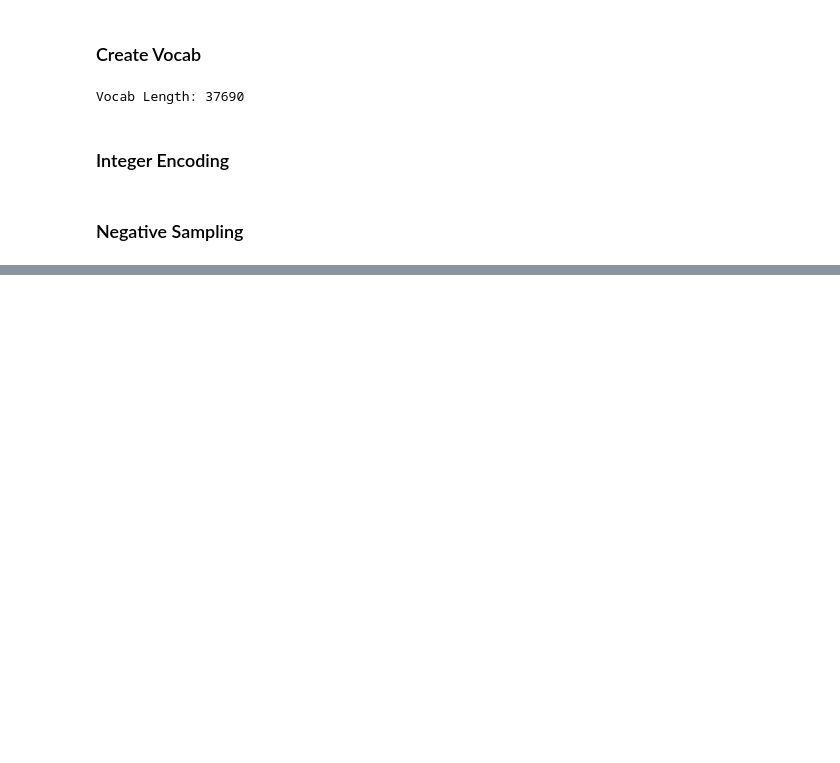
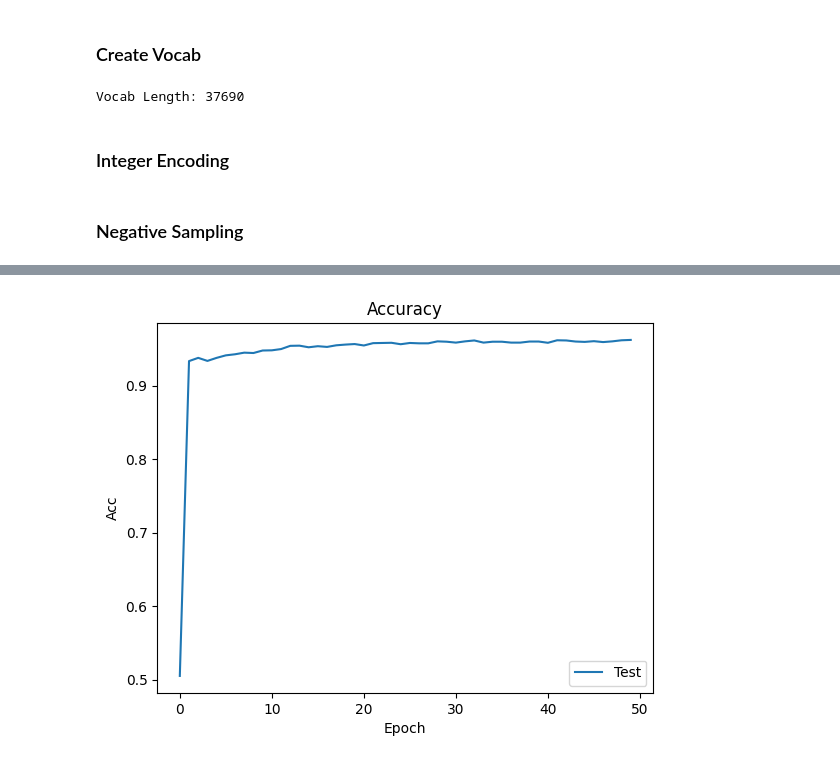
Before and after one commit to KimJinSeong-Git/Natural-Language-Processing, a Jupyter notebook: hw1_Word2Vec/Word2Vec.ipynb, the cells around one changed output, grey strips where cells are left out. Drawn from its saved outputs; the diff is of its cells as text; code cells hidden in the pictures; blank space fills up the shorter version.

```diff
--- a/hw1_Word2Vec/Word2Vec.ipynb
+++ b/hw1_Word2Vec/Word2Vec.ipynb
@@ -263,0 +492,13 @@ KeyboardInterrupt:
+# %%
+plt.figure()
+plt.title('Accuracy')
+plt.xlabel('Epoch')
+plt.ylabel('Acc')
+
+plt.plot(log['test_acc'], label='Test')
+
+plt.legend()
+
+plt.show()
+# %% [output]
+[figure, added]
```
Also changed, not shown: parts of 12 cells of this notebook, 2 other files.
